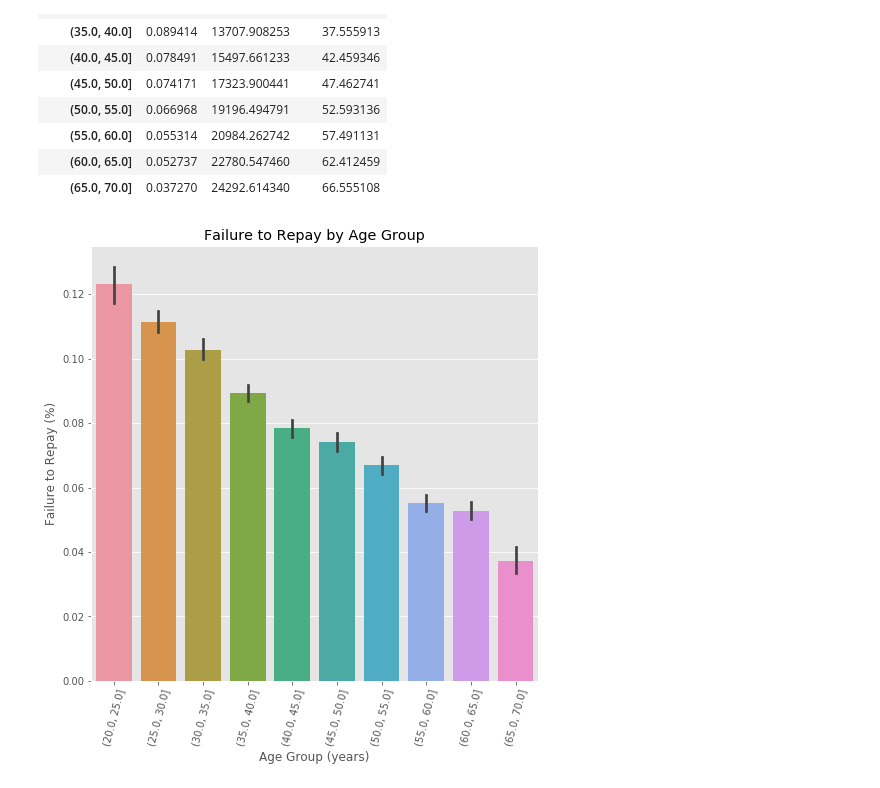
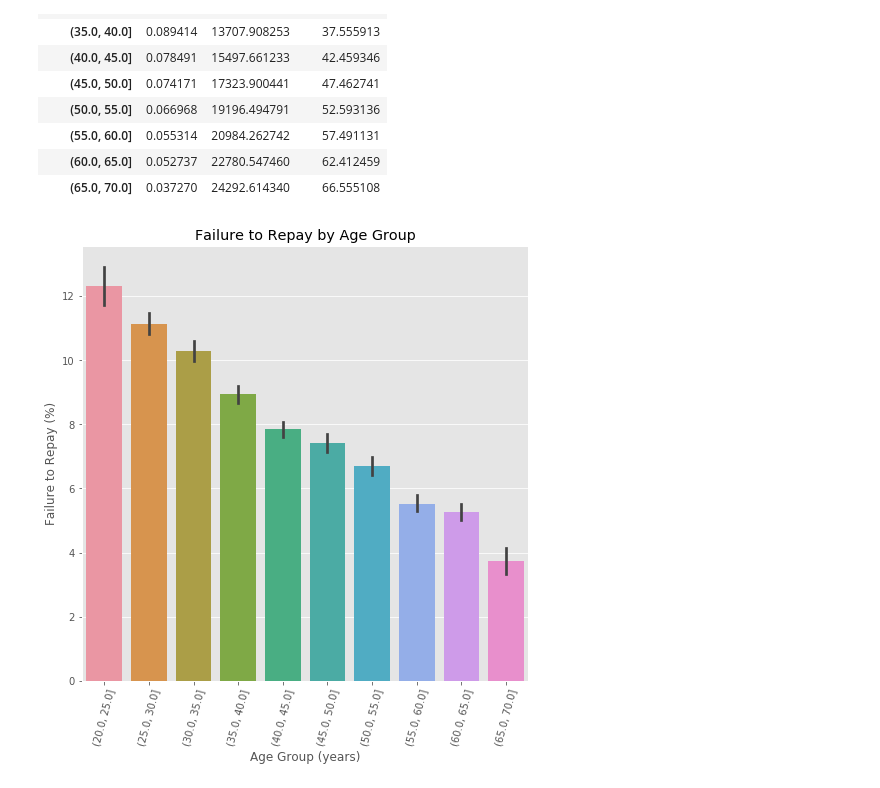
Before and after one commit to FuShenChien/2nd-ML100Days, a Jupyter notebook: homework/Day_011_HW.ipynb, the cells around one changed output. Saved outputs shown, nothing was run; the diff lists cells and outputs as text; code cells hidden in the pictures.

```diff
--- a/homework/Day_011_HW.ipynb
+++ b/homework/Day_011_HW.ipynb
@@ -117,16 +117,16 @@ age_groups
 # %%
 plt.figure(figsize = (8, 8))
 
 # 以年齡區間為 x, target 為 y 繪製 barplot
 """
 Your Code Here
 """
 px = age_data['YEARS_BINNED']
-py = age_data['TARGET']
+py = 100*age_data['TARGET']
 sns.barplot(px, py)
 
 # Plot labeling
 plt.xticks(rotation = 75); plt.xlabel('Age Group (years)'); plt.ylabel('Failure to Repay (%)')
 plt.title('Failure to Repay by Age Group');
 # %% [output]
-[figure, old version]
+[figure, new version]
```
